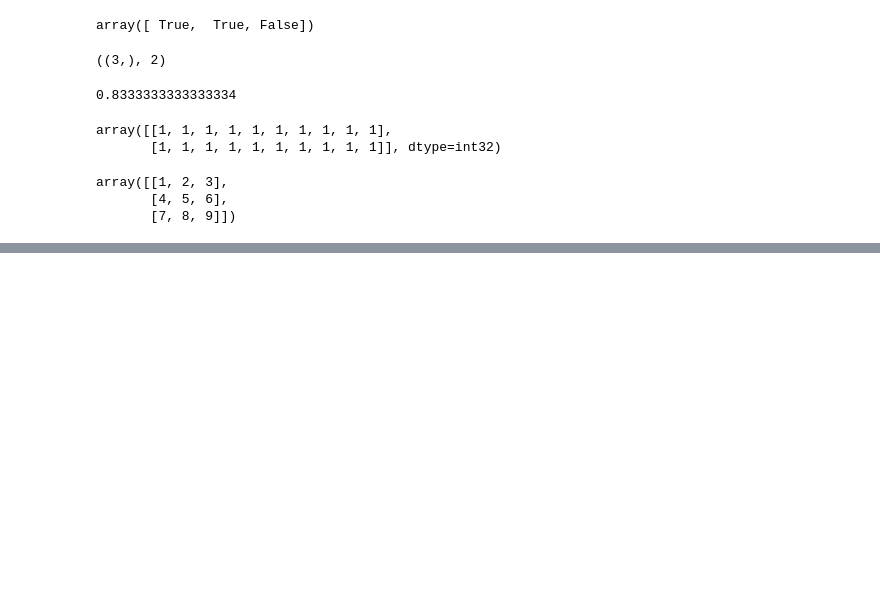
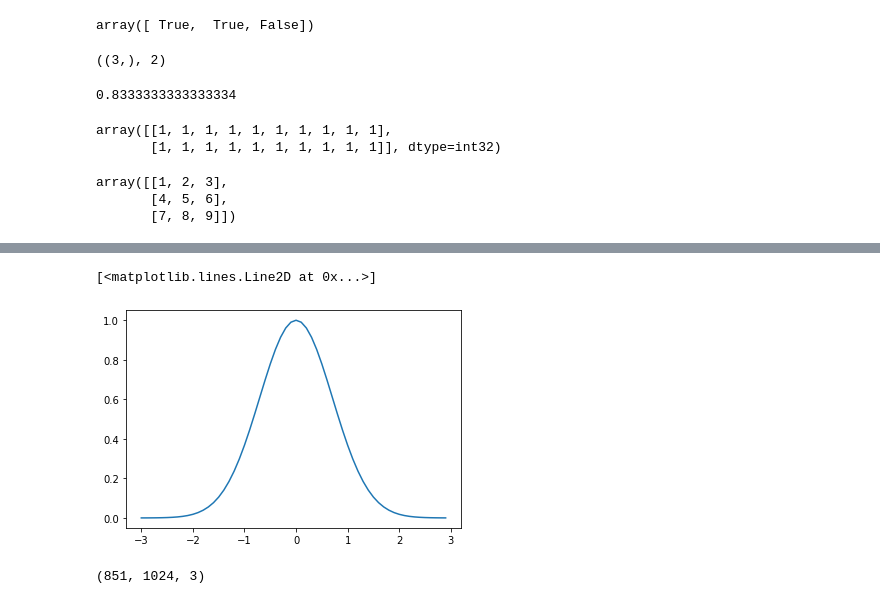
Before and after one commit to rnnugmanov/deep_learning_2019-20_basic, a Jupyter notebook: Seminars/Lesson_3-Numpy/Lesson_3_test_code.ipynb, the cells around one changed output, grey strips where cells are left out. Cells and saved outputs as stored; diff of their text form; code cells hidden in the pictures; blank space fills up the shorter version.

```diff
--- a/Seminars/Lesson_3-Numpy/Lesson_3_test_code.ipynb
+++ b/Seminars/Lesson_3-Numpy/Lesson_3_test_code.ipynb
@@ -156,0 +253,3 @@ array([[1, 2, 3],
+# %%
+def f(x):
+    return np.exp(-x ** 2)
@@ -156,0 +258,8 @@ array([[1, 2, 3],
+# %%
+x = np.arange(-3, 3, .1)
+y = f(x)
+
+plt.plot(x,y)
+# %% [output]
+[<matplotlib.lines.Line2D at 0x...>]
+[figure, added]
@@ -156,0 +279,4 @@ array([[1, 2, 3],
+# %%
+img.shape
+# %% [output]
+(851, 1024, 3)
```
Also changed, not shown: parts of 32 cells of this notebook.
